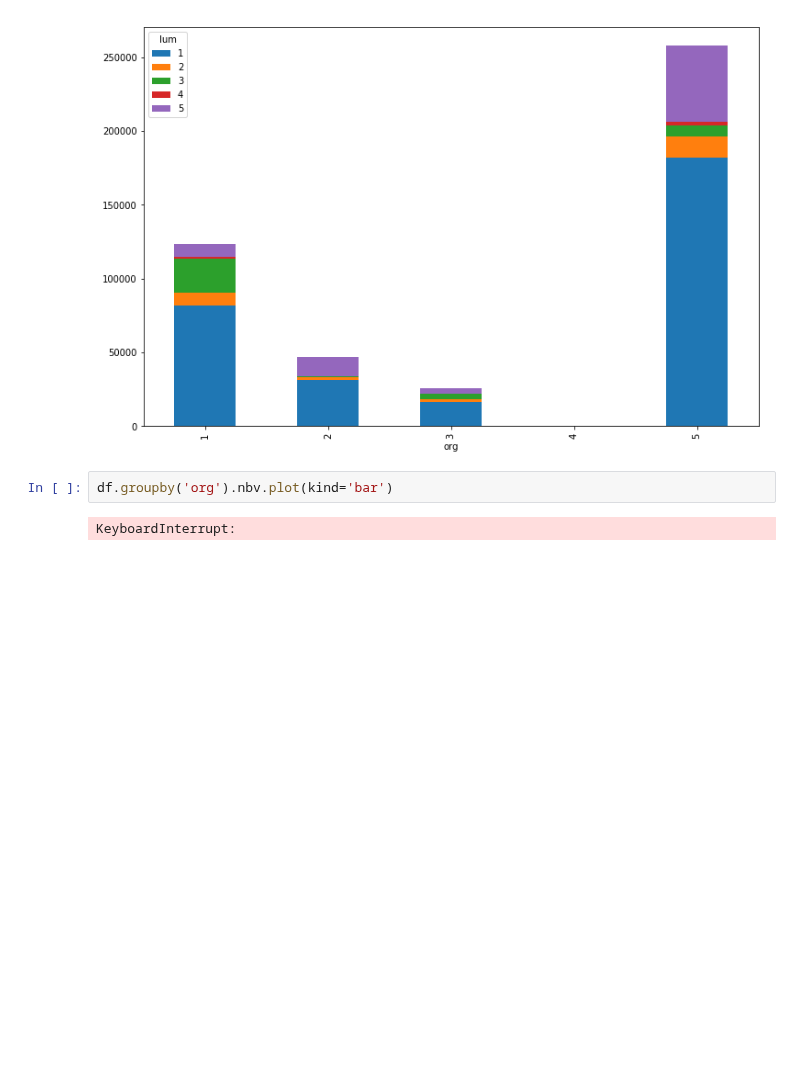
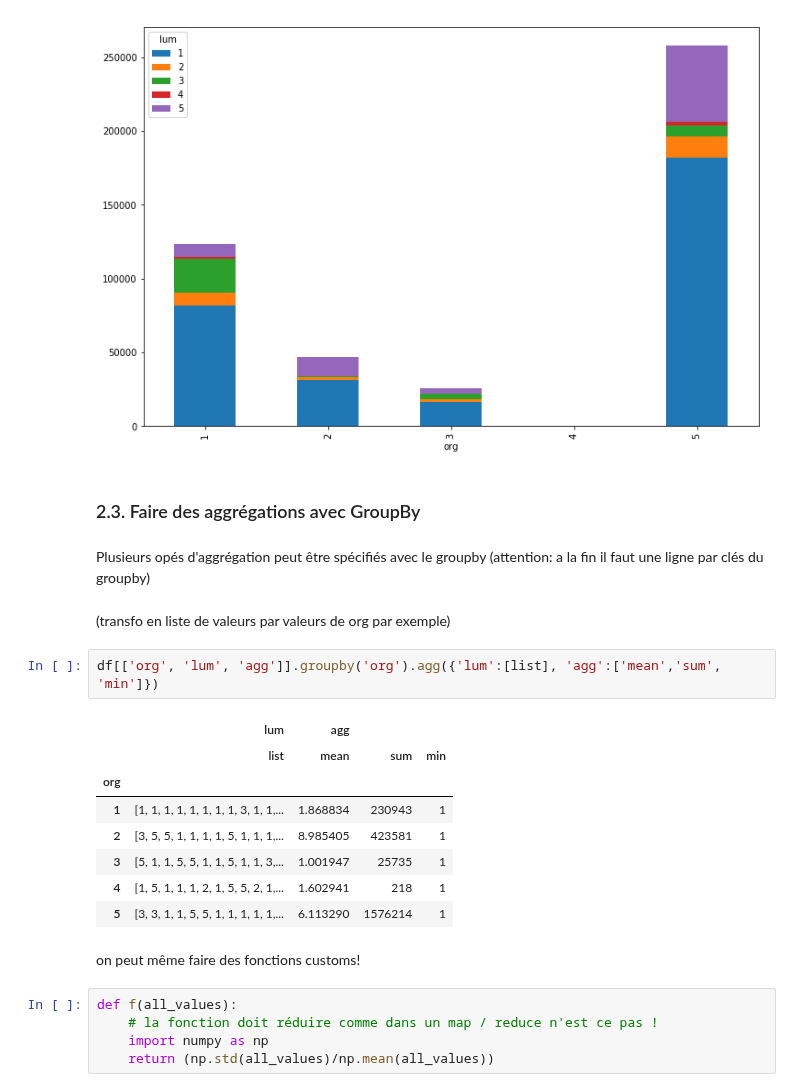
Before and after one commit to Luc-Bertin/TDs_ESILV, a Jupyter notebook: TD3_PlayingWithPandas.ipynb, the cells around one changed output. Saved outputs shown, nothing was run; the diff lists cells and outputs as text; blank space fills up the shorter version.

```diff
--- a/TD3_PlayingWithPandas.ipynb
+++ b/TD3_PlayingWithPandas.ipynb
@@ -335,7 +380,27 @@ df[justunder50].groupby(['org', 'lum']).size().unstack().plot(kind='bar', stacke
 # %% [output]
 <matplotlib.axes._subplots.AxesSubplot at 0x...>
 [figure]
-# %%
-df.groupby('org').nbv.plot(kind='bar')
-# %% [output]
-KeyboardInterrupt:
+# %% [markdown]
+### 2.3. Faire des aggrégations avec GroupBy
+# %% [markdown]
+Plusieurs opés d'aggrégation peut être spécifiés avec le groupby (attention: a la fin il faut une ligne par clés du groupby)
+# %% [markdown]
+(transfo en liste de valeurs par valeurs de org par exemple)
+# %%
+df[['org', 'lum', 'agg']].groupby('org').agg({'lum':[list], 'agg':['mean','sum', 'min']})
+# %% [output]
+|  | lum | agg |  |  |
+|  | list | mean | sum | min |
+| org |  |  |  |  |
+| 1 | [1, 1, 1, 1, 1, 1, 1, 1, 3, 1, 1,... | 1.868834 | 230943 | 1 |
+| 2 | [3, 5, 5, 1, 1, 1, 1, 5, 1, 1, 1,... | 8.985405 | 423581 | 1 |
+| 3 | [5, 1, 1, 5, 5, 1, 1, 5, 1, 1, 3,... | 1.001947 | 25735 | 1 |
+| 4 | [1, 5, 1, 1, 1, 2, 1, 5, 5, 2, 1,... | 1.602941 | 218 | 1 |
+| 5 | [3, 3, 1, 1, 5, 5, 1, 1, 1, 1, 1,... | 6.113290 | 1576214 | 1 |
+# %% [markdown]
+on peut même faire des fonctions customs!
+# %%
+def f(all_values):
+    # la fonction doit réduire comme dans un map / reduce n'est ce pas !
+    import numpy as np
+    return (np.std(all_values)/np.mean(all_values))
```
Also changed, not shown: parts of 18 cells of this notebook.
